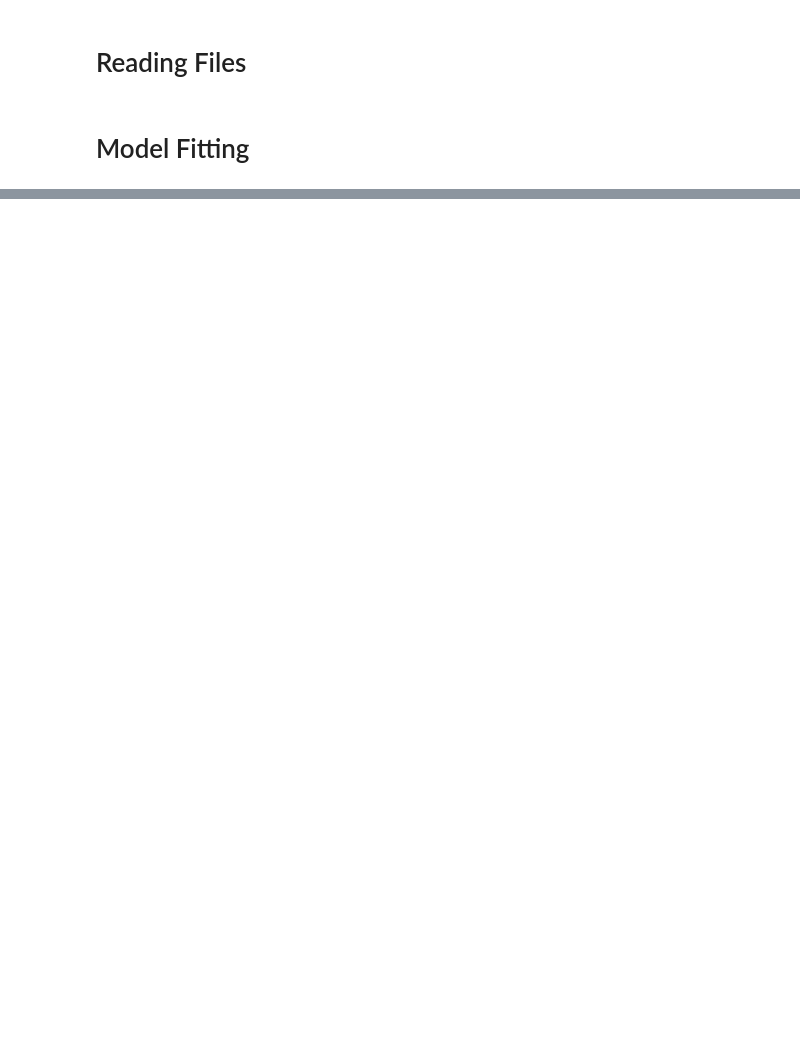
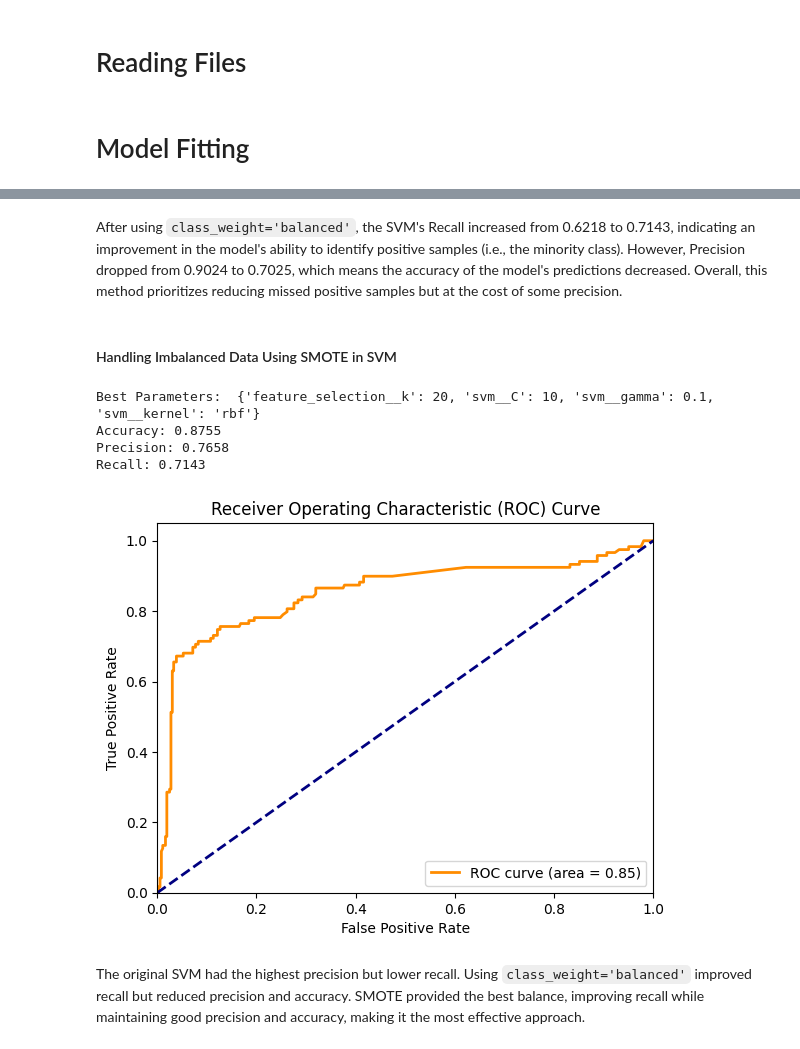
Before and after one commit to jiulong15/comp90051, a Jupyter notebook: code/Model Building/SVM.ipynb, the cells around one changed output, grey strips where cells are left out. Saved outputs shown, nothing was run; the diff lists cells and outputs as text; code cells hidden in the pictures; blank space fills up the shorter version.

```diff
--- a/code/Model Building/SVM.ipynb
+++ b/code/Model Building/SVM.ipynb
@@ -261,0 +183,78 @@ Average Recall: 0.5828947368421054
+# %% [markdown]
+After using `class_weight='balanced'`, the SVM's Recall increased from 0.6218 to 0.7143, indicating an improvement in the model's ability to identify positive samples (i.e., the minority class). However, Precision dropped from 0.9024 to 0.7025, which means the accuracy of the model's predictions decreased. Overall, this method prioritizes reducing missed positive samples but at the cost of some precision.
+# %% [markdown]
+#### Handling Imbalanced Data Using SMOTE in SVM
+# %%
+# Split the dataset into training and testing sets
+X = df.drop('Cardiovascular', axis=1)  # Features (drop the target variable 'Cardiovascular')
+y = df['Cardiovascular']  # Target variable
+# Split the dataset into training and testing sets
+X = df.drop('Cardiovascular', axis=1)
+y = df['Cardiovascular']
+X_train, X_test, y_train, y_test = train_test_split(X, y, test_size=0.3, random_state=42)
+
+# Apply SMOTE to balance the training set
+smote = SMOTE(sampling_strategy=0.8, random_state=42)
+X_train_smote, y_train_smote = smote.fit_resample(X_train, y_train)
+
+# Define a pipeline that includes standardization, feature selection, and the SVM model
+pipeline = Pipeline([
+    ('scaler', StandardScaler()),  # Standardization
+    ('feature_selection', SelectKBest(f_classif)),  # Feature selection
+    ('svm', SVC(probability=True))  # SVM model
+])
+
+# Define the hyperparameter search space
+param_grid = {
+    'feature_selection__k': [5, 10, 15, 20, 25],  # Number of features to select
+    'svm__C': [0.1, 1, 10, 100],  # Regularization parameter C for SVM
+    'svm__gamma': [1, 0.1, 0.01, 0.001],  # Gamma parameter for the RBF kernel
+    'svm__kernel': ['rbf']  # Kernel type for SVM
+}
+
+# Perform hyperparameter search with 20-fold cross-validation
+grid_search = GridSearchCV(pipeline, param_grid, cv=20, scoring='accuracy', n_jobs=-1)
+
+# Train the model with SMOTE-balanced training data
+grid_search.fit(X_train_smote, y_train_smote)
+
+# Output the best parameter combination
+print("Best Parameters: ", grid_search.best_params_)
+
+# Use the best model to predict the test set
+y_pred = grid_search.best_estimator_.predict(X_test)
+
+# Evaluate the model performance
+accuracy = accuracy_score(y_test, y_pred)
+precision = precision_score(y_test, y_pred, average='binary')
+recall = recall_score(y_test, y_pred, average='binary')
+
+print(f"Accuracy: {accuracy:.4f}")
+print(f"Precision: {precision:.4f}")
+print(f"Recall: {recall:.4f}")
+
+# Compute the ROC curve
+fpr, tpr, thresholds = roc_curve(y_test, y_score)
+
+# Compute the AUC (Area Under the Curve)
+roc_auc = auc(fpr, tpr)
+
+# Plot the ROC curve
+plt.figure()
+plt.plot(fpr, tpr, color='darkorange', lw=2, label=f'ROC curve (area = {roc_auc:.2f})')
+plt.plot([0, 1], [0, 1], color='navy', lw=2, linestyle='--')
+plt.xlim([0.0, 1.0])
+plt.ylim([0.0, 1.05])
+plt.xlabel('False Positive Rate')
+plt.ylabel('True Positive Rate')
+plt.title('Receiver Operating Characteristic (ROC) Curve')
+plt.legend(loc="lower right")
+plt.show()
+# %% [output]
+Best Parameters:  {'feature_selection__k': 20, 'svm__C': 10, 'svm__gamma': 0.1, 'svm__kernel': 'rbf'}
+Accuracy: 0.8755
+Precision: 0.7658
+Recall: 0.7143
+[figure, added]
+# %% [markdown]
+The original SVM had the highest precision but lower recall. Using `class_weight='balanced'` improved recall but reduced precision and accuracy. SMOTE provided the best balance, improving recall while maintaining good precision and accuracy, making it the most effective approach.
```
Also changed, not shown: parts of 24 cells of this notebook, 1 other file.
